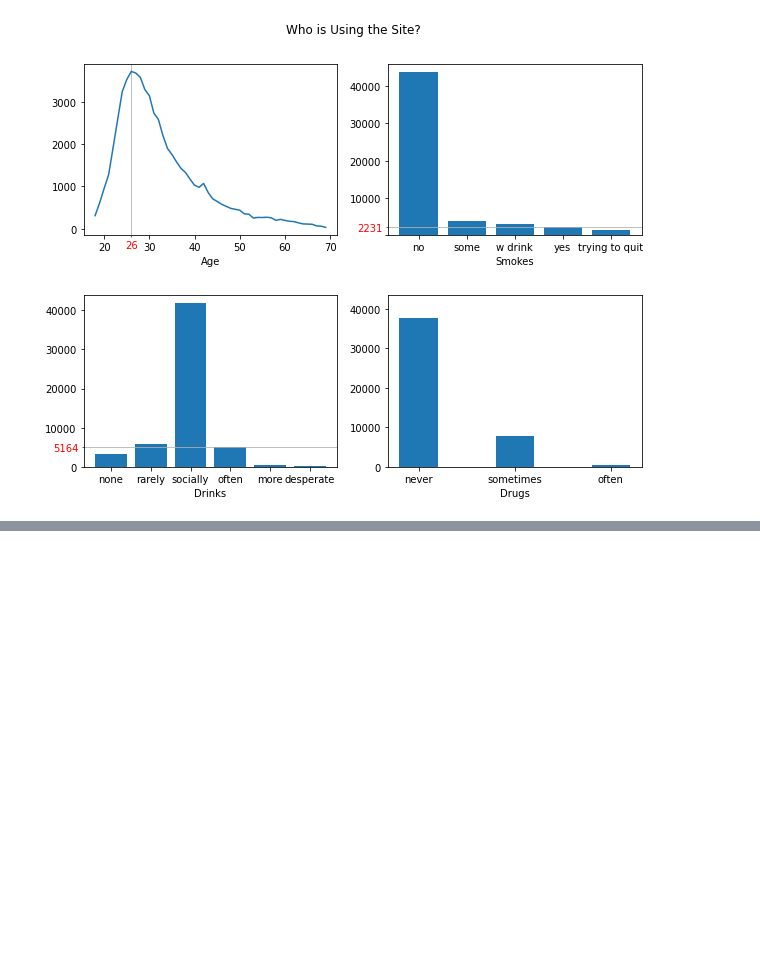
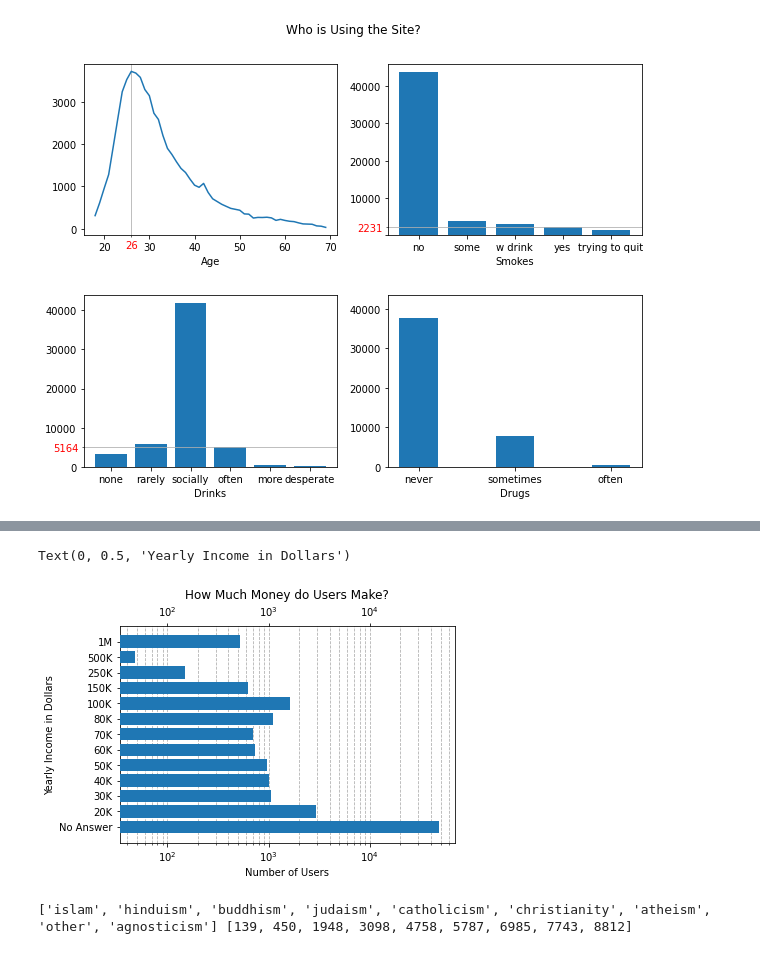
Before and after one commit to pscoppock/ML-capstone-project, a Jupyter notebook: ml_capstone_02.ipynb, the cells around one changed output, grey strips where cells are left out. Saved outputs shown, nothing was run; the diff lists cells and outputs as text; code cells hidden in the pictures; blank space fills up the shorter version.

Commit message:
Added snapshots of income and religious affiliation

```diff
--- a/ml_capstone_02.ipynb
+++ b/ml_capstone_02.ipynb
@@ -120,3 +120,19 @@ fig.suptitle('Who is Using the Site?')
 # %% [output]
 Text(0.5, 0.98, 'Who is Using the Site?')
 [figure]
+# %%
+df_income = df.income.value_counts()
+incs = df_income.index.values.tolist()
+inc_vals = df_income.tolist()
+incs_dict = dict(zip(incs, inc_vals))
+incsp = [x for x in sorted(incs_dict)]
+inc_valsp = [incs_dict[x] for x in sorted(incs_dict)]
+print(incsp)
+print(inc_valsp)
+incs_labels = []
+for inc in incsp:
+    x = str(inc)
+    if (len(x) < 3): incs_labels.append('No Answer')
+    elif ((len(x) >= 3) & (len(x) < 7)): incs_labels.append(x[:-3]+'K')
+    elif (len(x) >= 7): incs_labels.append(x[:-6]+'M')
+incs_labels
@@ -122,0 +155,28 @@ Text(0.5, 0.98, 'Who is Using the Site?')
+# %%
+plt.barh(range(len(incsp)), inc_valsp, zorder=3)
+plt.yticks(range(len(incsp)), labels=incs_labels)
+plt.tick_params(axis="x", bottom=True, top=True, labelbottom=True, labeltop=True)
+plt.grid(True, zorder=0, which='both', axis='x', linestyle='--')
+plt.xscale('log')
+plt.title('How Much Money do Users Make?')
+plt.xlabel('Number of Users')
+plt.ylabel('Yearly Income in Dollars')
+# %% [output]
+Text(0, 0.5, 'Yearly Income in Dollars')
+[figure, added]
+# %%
+religion_df = df.religion.value_counts()
+rels = religion_df.index.values.tolist()
+relsp = dict()
+for rel in rels:
+    x = rel.split()
+    if x[0] in relsp: relsp[x[0]] += religion_df[rel]
+    else: relsp[x[0]] = religion_df[rel]
+rev_dict = {v:k for (k,v) in relsp.items()}
+relspp, num_rels = [], []
+for i in sorted(rev_dict):
+    num_rels.append(i)
+    relspp.append(rev_dict[i])
+print(relspp, num_rels)
+# %% [output]
+['islam', 'hinduism', 'buddhism', 'judaism', 'catholicism', 'christianity', 'atheism', 'other', 'agnosticism'] [139, 450, 1948, 3098, 4758, 5787, 6985, 7743, 8812]
```
Also changed, not shown: parts of 13 cells of this notebook.
